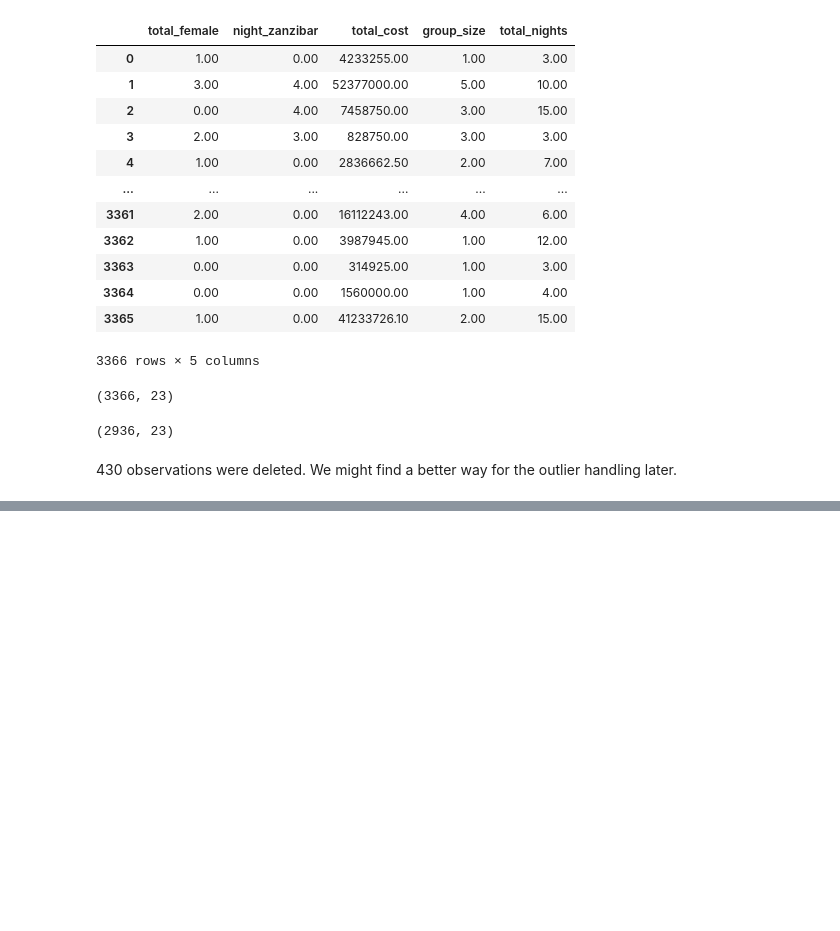
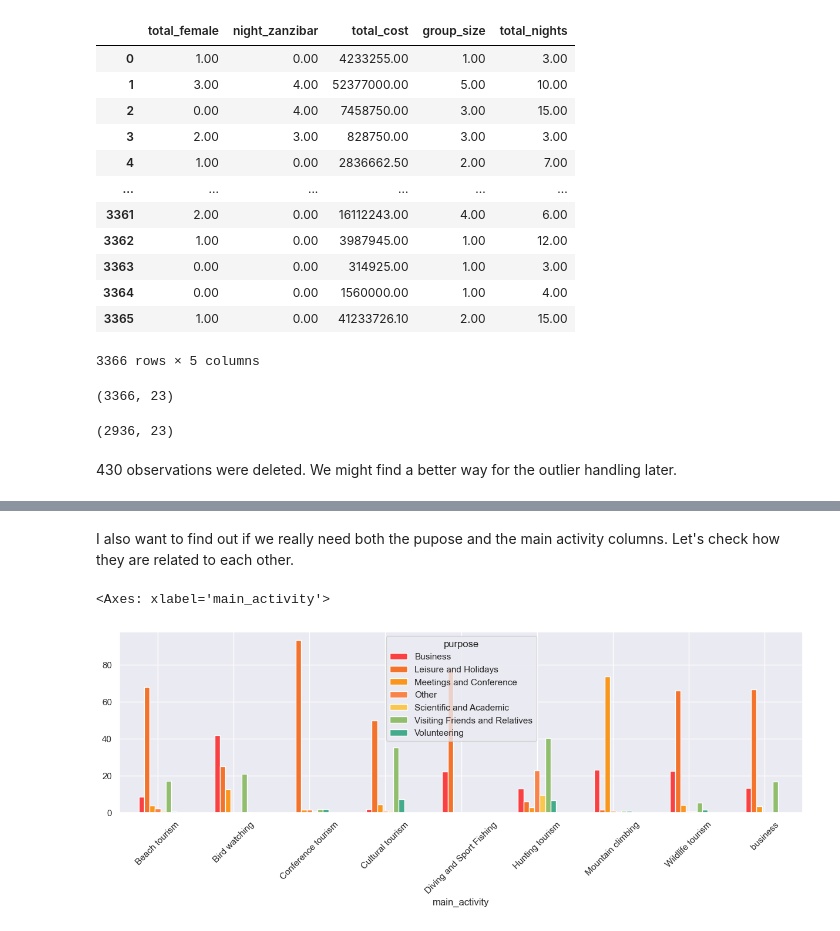
Before and after one commit to scheinmensch/Tanzania_Tourism_Prediction, a Jupyter notebook: Model.ipynb, the cells around one changed output, grey strips where cells are left out. Saved outputs shown, nothing was run; the diff lists cells and outputs as text; code cells hidden in the pictures; blank space fills up the shorter version.

```diff
--- a/Model.ipynb
+++ b/Model.ipynb
@@ -349,0 +389,12 @@ Mean Absolute Error first Model (test data): 5031151.30
+# %%
+# pipeline
+
+pipe_knn = Pipeline([
+    ('preprocessor', preprocessor),
+    ('knn', KNeighborsRegressor())
+])
+
+# cross validate
+
+y_train_predicted_knn_cv = cross_val_predict(pipe_knn, X_train, y_train, cv=5)
+print("Mean Absolute Error first KNN (cross validation): {:.2f}".format(mean_absolute_error(y_train, y_train_predicted_knn_cv)))
@@ -349,0 +403,9 @@ Mean Absolute Error first Model (test data): 5031151.30
+# %%
+# fit and predict
+
+pipe_knn.fit(X_train, y_train)
+
+y_train_predicted_knn = pipe_knn.predict(X_train)
+y_test_predicted_knn = pipe_knn.predict(X_test)
+print("Mean Absolute Error first KNN (train data): {:.2f}".format(mean_absolute_error(y_train, y_train_predicted_knn)))
+print("Mean Absolute Error first KNN (test data): {:.2f}".format(mean_absolute_error(y_test, y_test_predicted_knn)))
@@ -349,0 +417,12 @@ Mean Absolute Error first Model (test data): 5031151.30
+# %%
+# pipeline
+
+pipe_xgb = Pipeline([
+    ('preprocessor', preprocessor),
+    ('xgb', XGBRegressor())
+])
+
+# cross validate
+
+y_train_predicted_xgb_cv = cross_val_predict(pipe_xgb, X_train, y_train, cv=5)
+print("Mean Absolute Error first XGB (cross validation): {:.2f}".format(mean_absolute_error(y_train, y_train_predicted_xgb_cv)))
@@ -349,0 +431,9 @@ Mean Absolute Error first Model (test data): 5031151.30
+# %%
+# fit and predict
+
+pipe_xgb.fit(X_train, y_train)
+
+y_train_predicted_xgb = pipe_xgb.predict(X_train)
+y_test_predicted_xgb = pipe_xgb.predict(X_test)
+print("Mean Absolute Error first XGB (train data): {:.2f}".format(mean_absolute_error(y_train, y_train_predicted_xgb)))
+print("Mean Absolute Error first XGB (test data): {:.2f}".format(mean_absolute_error(y_test, y_test_predicted_xgb)))
@@ -349,0 +472,8 @@ Mean Absolute Error first Model (test data): 5031151.30
+# %% [markdown]
+I also want to find out if we really need both the pupose and the main activity columns. Let's check how they are related to each other.
+# %%
+purpose_activity = pd.crosstab(X_train['main_activity'], X_train['purpose'], normalize = 'index').mul(100).round(2)
+purpose_activity.plot.bar(figsize=(15,4), rot=45, color=cpal)
+# %% [output]
+<Axes: xlabel='main_activity'>
+[figure, added]
```
Also changed, not shown: parts of 19 cells of this notebook.
